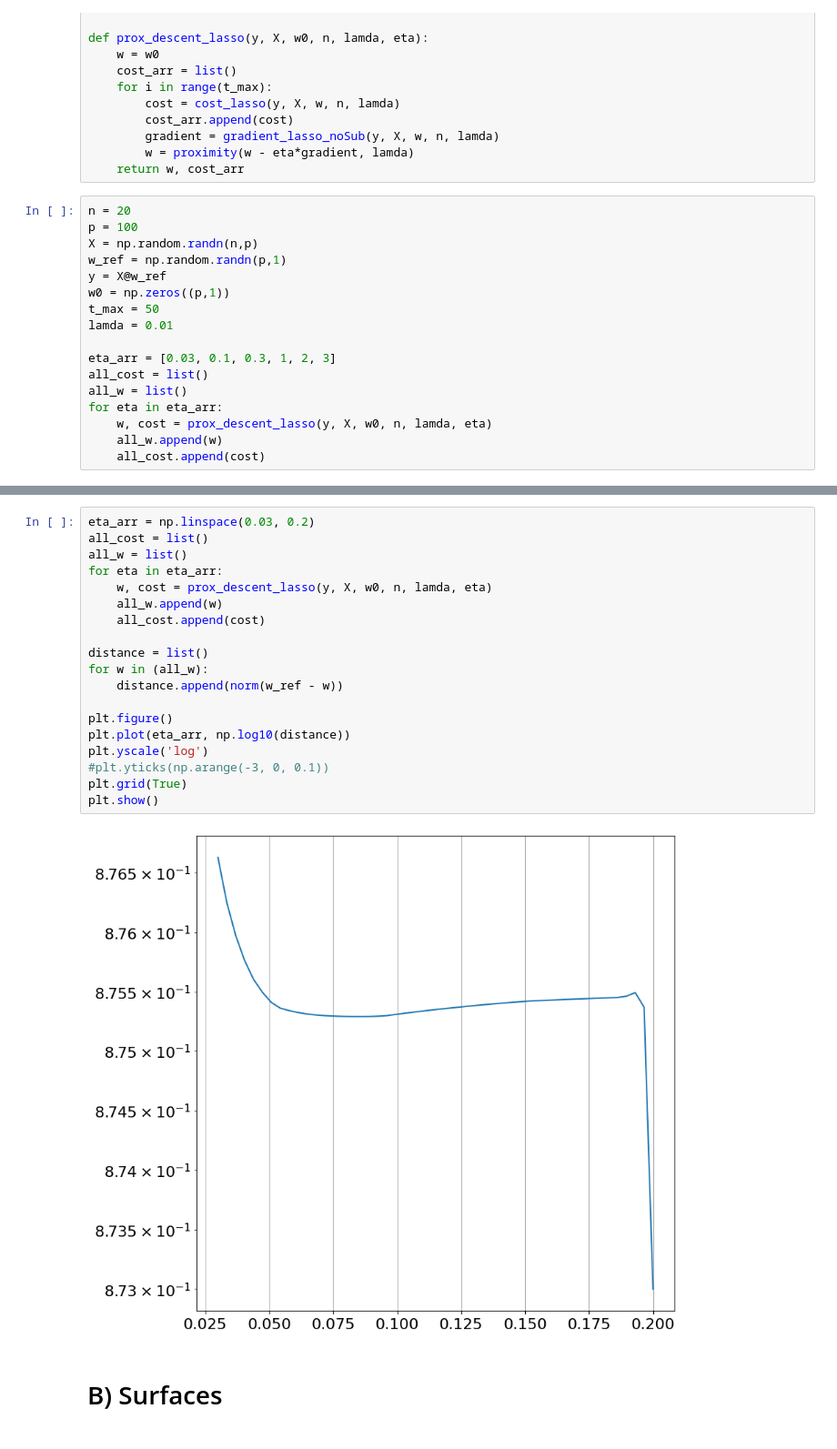
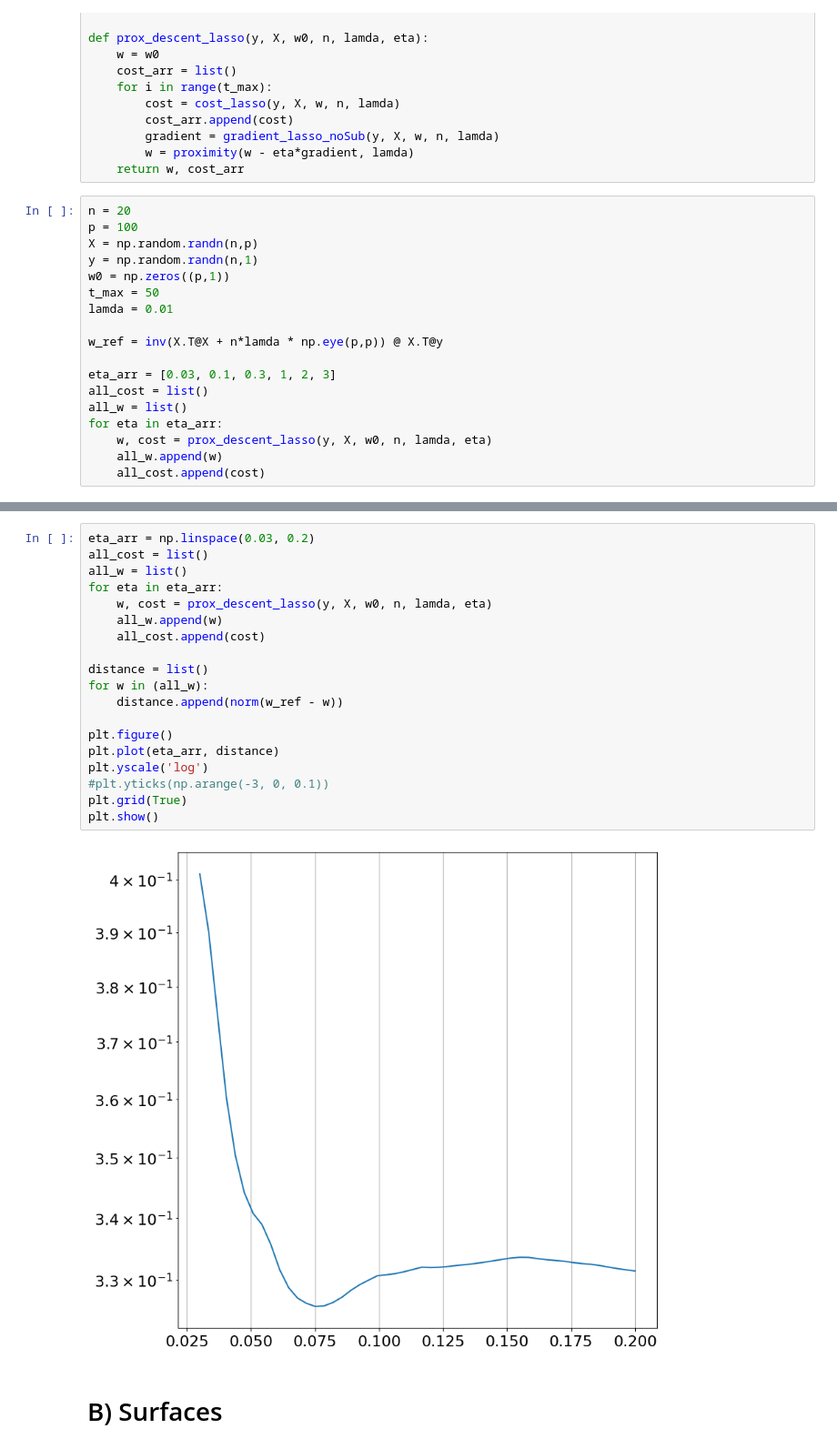
Before and after one commit to AleCardinale/Fundamentals-Inference-Learning, a Jupyter notebook: TP5/optimization.ipynb, the cells around one changed output, grey strips where cells are left out. Shown at 91% size. Saved outputs shown, nothing was run; the diff lists cells and outputs as text.

```diff
--- a/TP5/optimization.ipynb
+++ b/TP5/optimization.ipynb
@@ -447,11 +447,12 @@ def prox_descent_lasso(y, X, w0, n, lamda, eta):
 n = 20
 p = 100
 X = np.random.randn(n,p)
-w_ref = np.random.randn(p,1)
-y = X@w_ref
+y = np.random.randn(n,1)
 w0 = np.zeros((p,1))
 t_max = 50
 lamda = 0.01
+
+w_ref = inv(X.T@X + n*lamda * np.eye(p,p)) @ X.T@y
 
 eta_arr = [0.03, 0.1, 0.3, 1, 2, 3]
 all_cost = list()
@@ -481,24 +482,24 @@ plt.show()
 # %%
 eta_arr = np.linspace(0.03, 0.2)
 all_cost = list()
 all_w = list()
 for eta in eta_arr:
     w, cost = prox_descent_lasso(y, X, w0, n, lamda, eta)
     all_w.append(w)
     all_cost.append(cost)
 
 distance = list()
 for w in (all_w):
     distance.append(norm(w_ref - w))
 
 plt.figure()
-plt.plot(eta_arr, np.log10(distance))
+plt.plot(eta_arr, distance)
 plt.yscale('log')
 #plt.yticks(np.arange(-3, 0, 0.1))
 plt.grid(True)
 plt.show()
 # %% [output]
-[figure, old version]
+[figure, new version]
 # %% [markdown]
 # B) Surfaces
 # %% [markdown]
```
Also changed, not shown: parts of 1 cell of this notebook.
